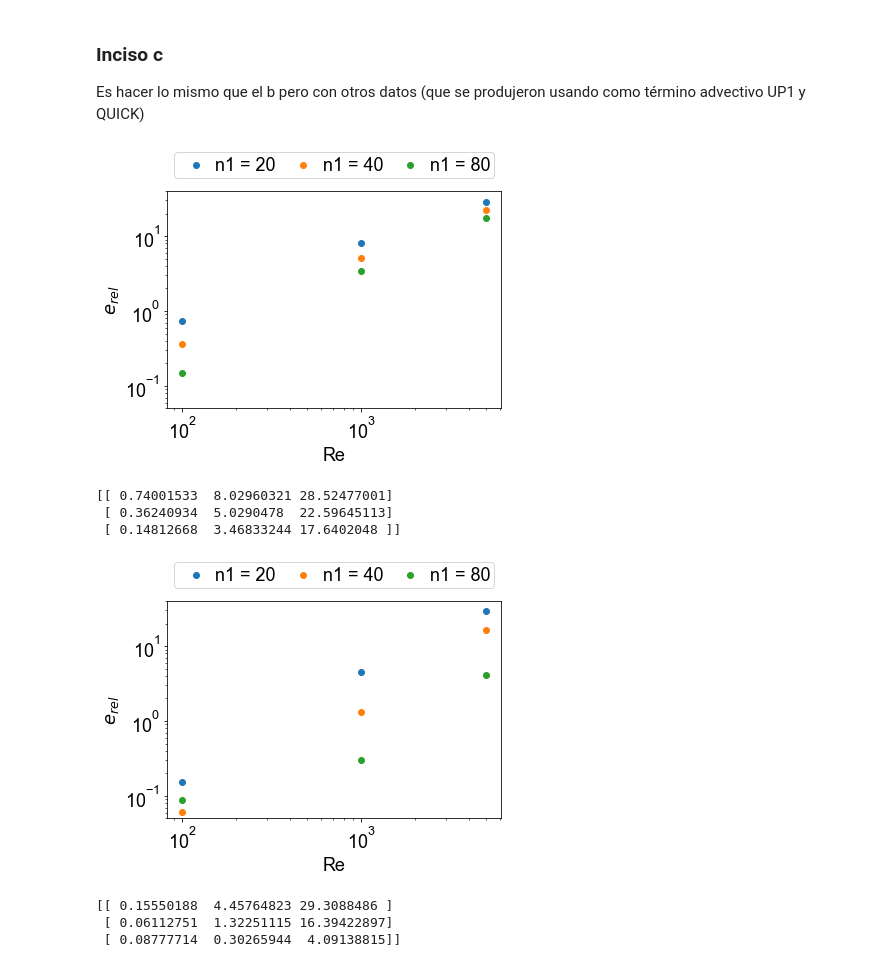
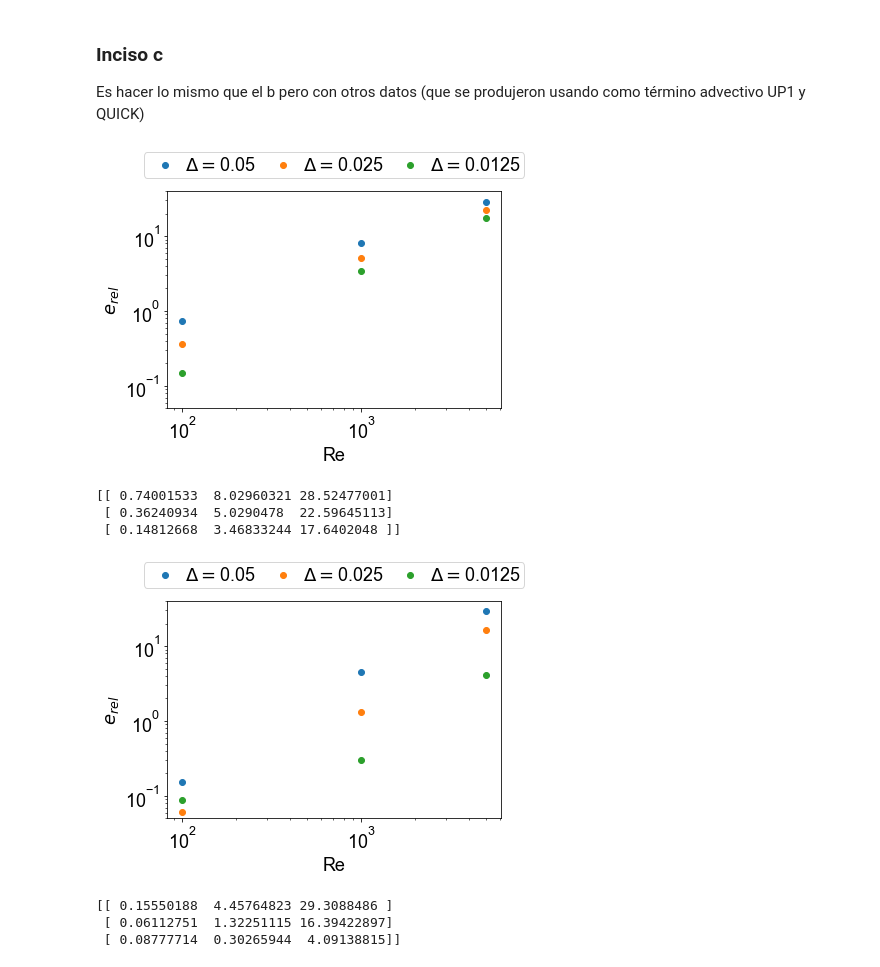
Before and after one commit to Lupama2/Guias_Metodos_Num_Fluidos_I, a Jupyter notebook: Guias/Informe_final/Programa/graficos/graficos.ipynb, the cells around one changed output. Drawn from its saved outputs; the diff is of its cells as text; code cells hidden in the pictures.

```diff
--- a/Guias/Informe_final/Programa/graficos/graficos.ipynb
+++ b/Guias/Informe_final/Programa/graficos/graficos.ipynb
@@ -253,7 +253,7 @@ errores_DC2 = errores_advectivo(datos_u_DC2, datos_v_DC2, guia_ucentral,guia_vce
 Re_array = np.array([100,1000,5000])
 n1_array = np.array([20,40,80])
 for i in range(3):
-    plt.scatter(Re_array, errores_DC2[i,:], label='$n_1 = $' + str(n1_array[i]))
+    plt.scatter(Re_array, errores_DC2[i,:], label='$\Delta = $' + str(1/n1_array[i]))
 
 #Parámetros del gráfico:
 plt.legend(loc='lower center', ncol = 4, bbox_to_anchor=(0, 1.02, 1, 0.2), handletextpad=0.1, borderpad = 0.2, columnspacing=0.5)
@@ -406,30 +406,30 @@ ylim_max = 4e1
 # %%
 #Calculo los errores
 errores_UP1 = errores_advectivo(datos_u_UP1, datos_v_UP1, guia_ucentral, guia_vcentral)
 
 #Grafico los errores vs nro de Re, una curva por cada n1
 Re_array = np.array([100,1000,5000])
 n1_array = np.array([20,40,80])
 for i in range(3):
-    plt.scatter(Re_array, errores_UP1[i,:], label='n1 = ' + str(n1_array[i]))
+    plt.scatter(Re_array, errores_UP1[i,:], label='$\Delta = $' + str(1/n1_array[i]))
 
 #Parámetros del gráfico:
 plt.legend(loc='lower center', ncol = 4, bbox_to_anchor=(0, 1.02, 1, 0.2), handletextpad=0.1, borderpad = 0.2, columnspacing=0.5)
 #plt.legend(loc='lower center', ncol = 4, bbox_to_anchor=(0, 1.02, 1, 0.2),fontsize = 12)
 plt.xlabel('Re')
 plt.ylabel('$e_{rel}$')
 # plt.xticks(x, my_xticks)
 # plt.yticks(np.arange(y.min(), y.max(), 0.005))
 # plt.yticks(np.arange(-0.5,0.5 + 0.2,0.2))
 # plt.xlim(10.0**-4, 10.0**0)
 plt.xscale("log")
 plt.yscale("log")
 plt.ylim([ylim_min, ylim_max ])
 
 #Guardo el gráfico
 plt.savefig('termino_adv_UP1.pdf', format='pdf',bbox_inches = "tight")
 # %% [output]
-[figure, old version]
+[figure, new version]
 # %%
 print(errores_UP1)
 # %% [output]
@@ -445,7 +445,7 @@ Re_array = np.array([100,1000,5000])
 n1_array = np.array([20,40,80])
 
 for i in range(3):
-    plt.scatter(Re_array, errores_QUICK[i,:], label='n1 = ' + str(n1_array[i]))
+    plt.scatter(Re_array, errores_QUICK[i,:], label='$\Delta = $' + str(1/n1_array[i]))
 
 #Parámetros del gráfico:
 plt.legend(loc='lower center', ncol = 4, bbox_to_anchor=(0, 1.02, 1, 0.2), handletextpad=0.1, borderpad = 0.2, columnspacing=0.5)
@@ -463,7 +463,7 @@ plt.ylim([ylim_min, ylim_max])
 #Guardo el gráfico
 plt.savefig('termino_adv_QUICK.pdf', format='pdf',bbox_inches = "tight")
 # %% [output]
-[figure, old version]
+[figure, new version]
 # %%
 print(errores_QUICK)
 # %% [output]
```
Also changed, not shown: parts of 9 cells of this notebook, 58 other files.
